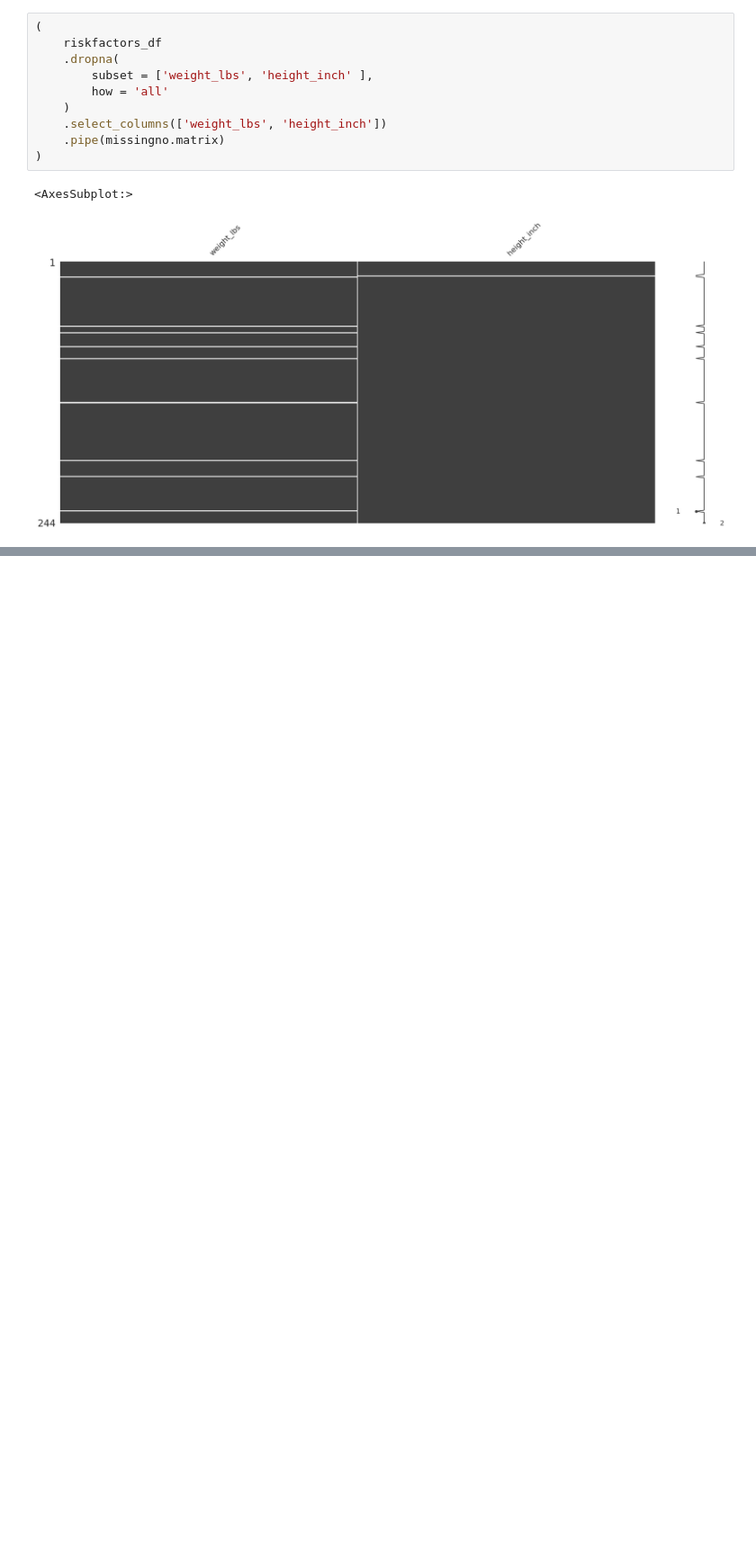
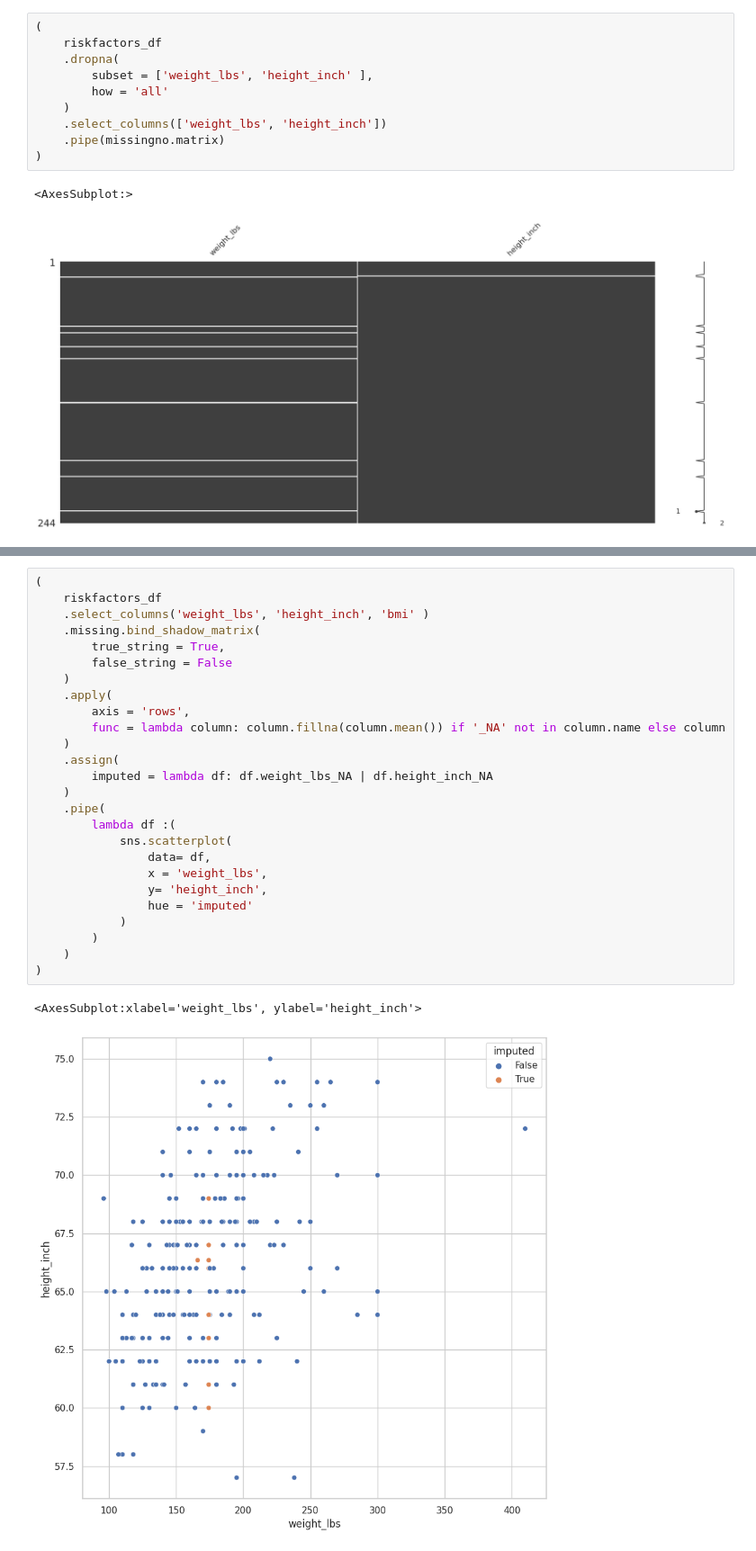
Before and after one commit to Monkey8596/Missing_data_handling-, a Jupyter notebook: notebooks/01_Exploration_Missing_values.ipynb, the cells around one changed output, grey strips where cells are left out. Shown at 90% size. Cells and saved outputs as stored; diff of their text form; blank space fills up the shorter version.

```diff
--- a/notebooks/01_Exploration_Missing_values.ipynb
+++ b/notebooks/01_Exploration_Missing_values.ipynb
@@ -897,0 +953,29 @@ nan
+# %%
+(
+    riskfactors_df
+    .select_columns('weight_lbs', 'height_inch', 'bmi' )
+    .missing.bind_shadow_matrix(
+        true_string = True,
+        false_string = False
+    )
+    .apply(
+        axis = 'rows',
+        func = lambda column: column.fillna(column.mean()) if '_NA' not in column.name else column
+    )
+    .assign(
+        imputed = lambda df: df.weight_lbs_NA | df.height_inch_NA
+    )
+    .pipe(
+        lambda df :(
+            sns.scatterplot(
+                data= df,
+                x = 'weight_lbs',
+                y= 'height_inch',
+                hue = 'imputed'
+            )
+        )
+    )
+)
+# %% [output]
+<AxesSubplot:xlabel='weight_lbs', ylabel='height_inch'>
+[figure, added]
```
Also changed, not shown: parts of 5 cells of this notebook.
